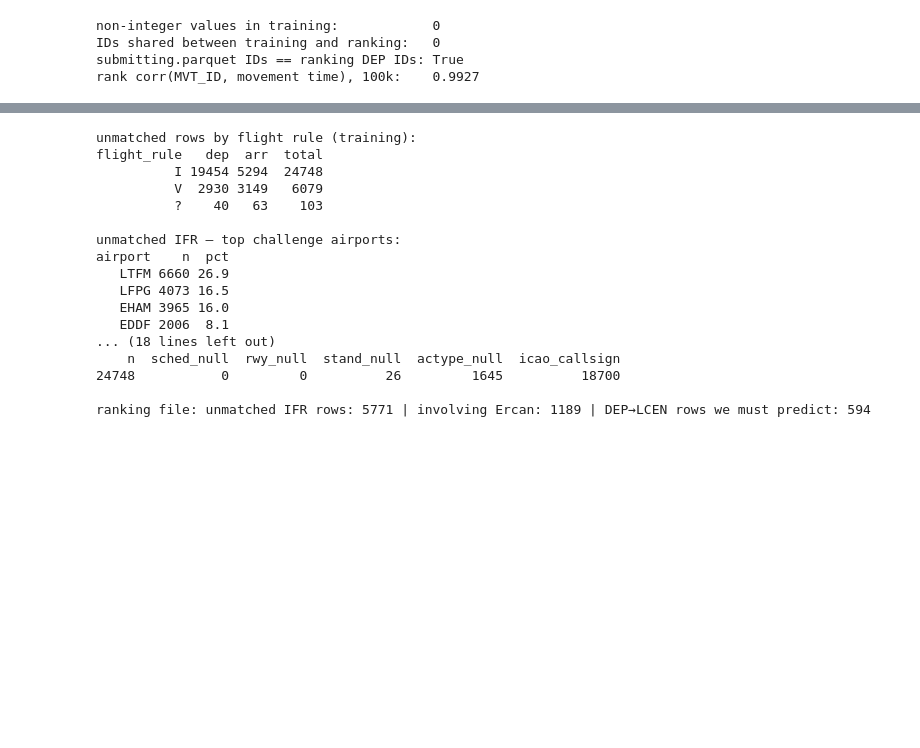
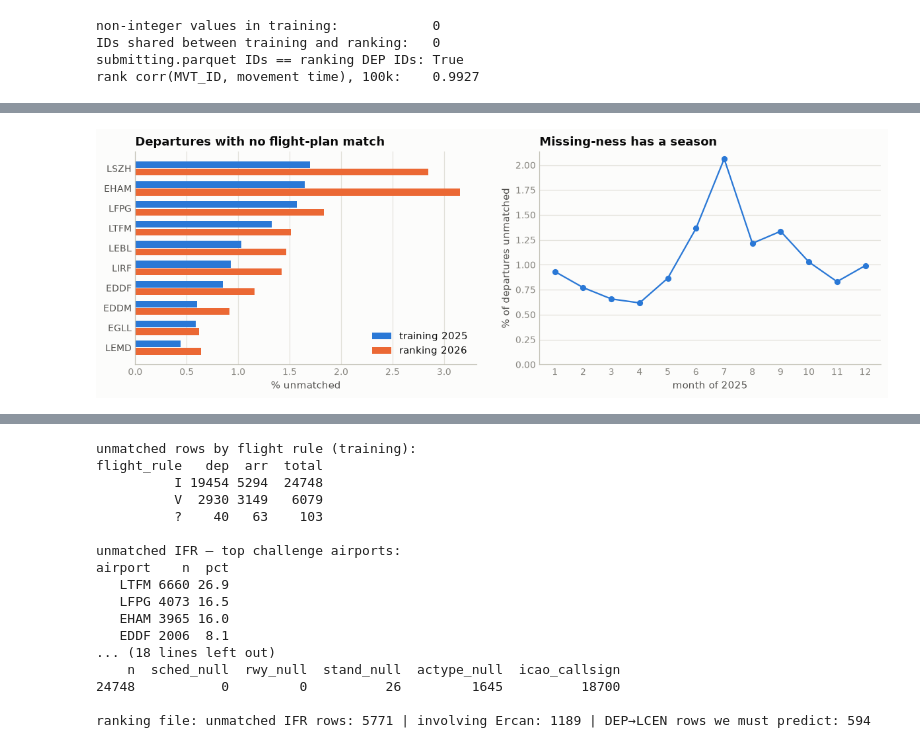
Before and after one commit to Goxmen/prc2026-unique-rose, a Jupyter notebook: eda/feature_sweep.ipynb, the cells around one changed output, grey strips where cells are left out. Drawn from its saved outputs; the diff is of its cells as text; code cells hidden in the pictures; blank space fills up the shorter version.

```diff
--- a/eda/feature_sweep.ipynb
+++ b/eda/feature_sweep.ipynb
@@ -320,0 +285,77 @@ whether the same pattern shows up in the ranking data.
+# %%
+APS = "('LTFM','EHAM','LFPG','EGLL','EDDF','LEMD','LEBL','EDDM','LIRF','LSZH')"  # the ten hubs
+
+print("presence by file × phase, and the ID range:")
+print(con.sql(f"""
+    SELECT src, PHASE_mvt ph, count(*) n, count(*) FILTER (FLIGHT_ID_mvt IS NULL) n_null,
+           round(100.0*count(*) FILTER (FLIGHT_ID_mvt IS NULL)/count(*), 2) pct_null,
+           count(DISTINCT FLIGHT_ID_mvt) n_unique,
+           round(min(FLIGHT_ID_mvt)/1e6, 1) min_id_m, round(max(FLIGHT_ID_mvt)/1e6, 1) max_id_m
+    FROM (SELECT 'training' src, * FROM {T} UNION ALL SELECT 'ranking' src, * FROM {R})
+    GROUP BY 1, 2 ORDER BY 1 DESC, 2""").df().to_string(index=False))
+
+print("\nappearances per non-null ID (training) — and what the doubles are:")
+print(con.sql(f"""
+    SELECT cnt, count(*) n_ids,
+           count(*) FILTER (phases = 'ARR+DEP') dep_arr_pairs,
+           count(*) FILTER (phases = 'ARR+DEP' AND same_leg) dep_dest_equals_arr_airport,
+           count(*) FILTER (phases = 'DEP+DEP') dep_dep
+    FROM (SELECT FLIGHT_ID_mvt, count(*) cnt,
+                 string_agg(PHASE_mvt, '+' ORDER BY PHASE_mvt) phases,
+                 max(CASE WHEN PHASE_mvt = 'DEP' THEN ADES_mvt END)
+                   = max(CASE WHEN PHASE_mvt = 'ARR' THEN ADES_mvt END) same_leg
+          FROM {T} WHERE FLIGHT_ID_mvt IS NOT NULL GROUP BY 1)
+    GROUP BY 1 ORDER BY 1""").df().to_string(index=False))
+
+print("\nID missing vs whole _flt block missing (training):")
+print(con.sql(f"""
+    SELECT FLIGHT_ID_mvt IS NULL id_null, CALLSIGN_flt IS NULL flt_block_null,
+           count(*) n, count(*) FILTER (PHASE_mvt = 'ARR') n_arr
+    FROM {T} GROUP BY 1, 2 ORDER BY n DESC""").df().to_string(index=False))
+
+vfr = con.sql(f"""SELECT count(*), count(*) FILTER (FLIGHT_ID_mvt IS NULL)
+                  FROM {T} WHERE PHASE_mvt = 'DEP' AND FLIGHT_RULE_mvt = 'V'""").fetchone()
+shared = con.sql(f"""
+    SELECT count(DISTINCT t.FLIGHT_ID_mvt),
+           min(strftime(t.MVT_TIME_UTC_mvt, '%Y-%m-%d %H:%M')), max(strftime(r.MVT_TIME_UTC_mvt, '%Y-%m-%d %H:%M'))
+    FROM {T} t JOIN {R} r ON t.FLIGHT_ID_mvt = r.FLIGHT_ID_mvt""").fetchone()
+print(f"\nVFR departures: {vfr[0]:,} — unmatched: {vfr[1]:,}")
+print(f"FLIGHT_IDs in BOTH files: {shared[0]} — training side from {shared[1]}, ranking side until {shared[2]}")
+
+print("\ntaxi-out by rule × match (training DEP):")
+print(con.sql(f"""
+    SELECT FLIGHT_RULE_mvt flight_rule, FLIGHT_ID_mvt IS NULL unmatched, count(*) n,
+           quantile_cont(TAXITIME_SEC_mvt, 0.5) med_taxi_out
+    FROM {T} WHERE PHASE_mvt = 'DEP' AND FLIGHT_RULE_mvt IN ('I', 'V')
+    GROUP BY 1, 2 ORDER BY 1, 2""").df().to_string(index=False))
+
+# where and when the departure-side match fails
+unm = con.sql(f"""
+    WITH t AS (SELECT ADEP_mvt a, 100.0*count(*) FILTER (FLIGHT_ID_mvt IS NULL)/count(*) pct
+               FROM {T} WHERE PHASE_mvt = 'DEP' GROUP BY 1),
+         r AS (SELECT ADEP_mvt a, 100.0*count(*) FILTER (FLIGHT_ID_mvt IS NULL)/count(*) pct
+               FROM {R} WHERE PHASE_mvt = 'DEP' GROUP BY 1)
+    SELECT t.a airport, t.pct pct_t, r.pct pct_r FROM t JOIN r ON t.a = r.a ORDER BY t.pct""").df()
+mon = con.sql(f"""
+    SELECT month(MVT_TIME_UTC_mvt) m, 100.0*count(*) FILTER (FLIGHT_ID_mvt IS NULL)/count(*) pct
+    FROM {T} WHERE PHASE_mvt = 'DEP' GROUP BY 1 ORDER BY 1""").df()
+
+fig, (a1, a2) = plt.subplots(1, 2, figsize=(11, 3.8))
+y = np.arange(len(unm))
+a1.barh(y + 0.19, unm.pct_t, height=0.34, color=BLUE, label="training 2025")
+a1.barh(y - 0.19, unm.pct_r, height=0.34, color=ORANGE, label="ranking 2026")
+a1.set_yticks(y, unm.airport, color=INK2)
+a1.set_title("Departures with no flight-plan match")
+a1.set_xlabel("% unmatched")
+a1.legend(loc="lower right")
+style(a1, x_grid=True, y_grid=False)
+a2.plot(mon.m, mon.pct, "o-", color=BLUE, ms=5)
+a2.set_xticks(range(1, 13))
+a2.set_ylim(bottom=0)
+a2.set_title("Missing-ness has a season")
+a2.set_xlabel("month of 2025")
+a2.set_ylabel("% of departures unmatched")
+style(a2)
+fig.tight_layout(w_pad=2.5)
+plt.show()
+# %% [output]
@@ -320,0 +379 @@ whether the same pattern shows up in the ranking data.
+[figure, added]
```
Also changed, not shown: parts of 140 cells of this notebook, 2 other files.
